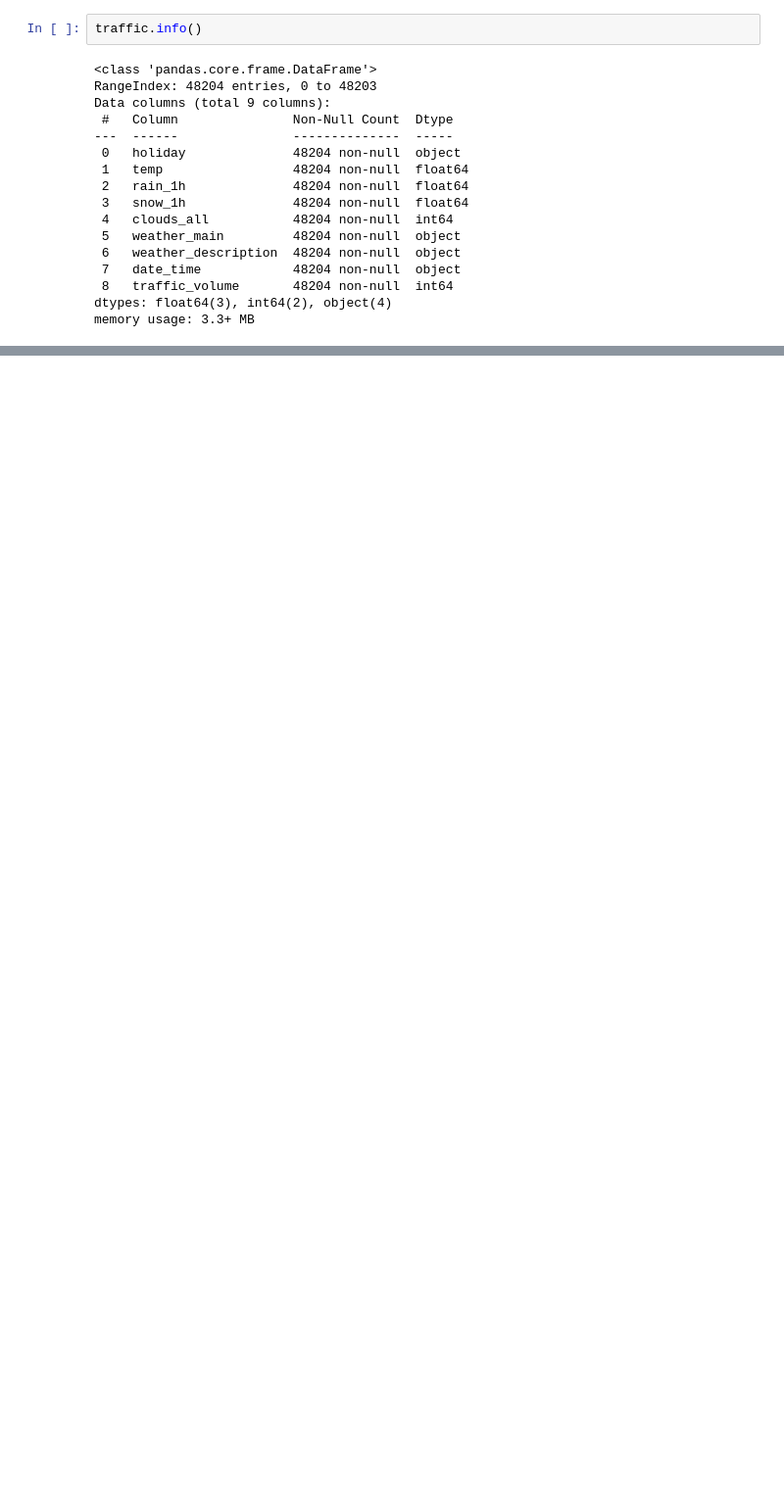
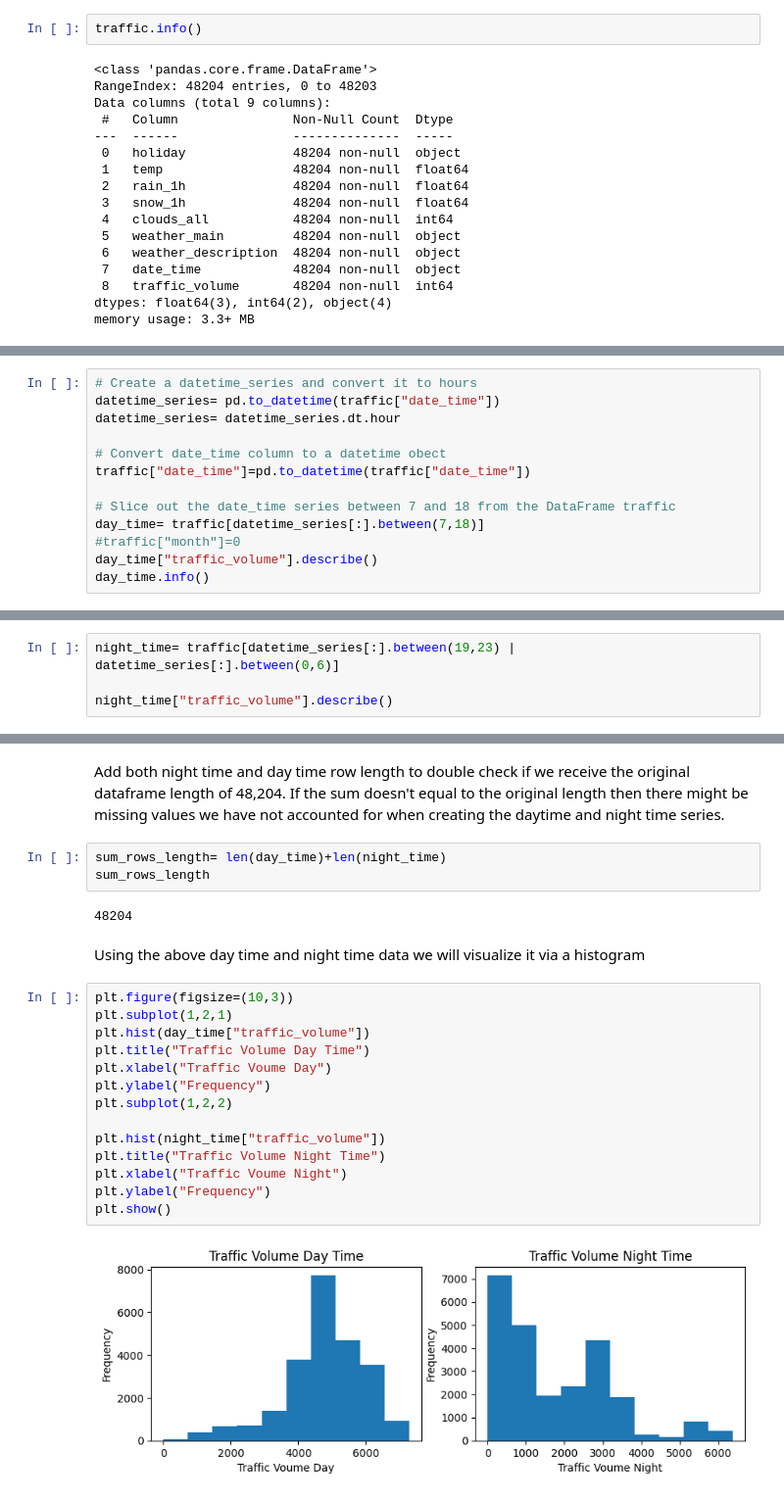
Before and after one commit to pavelbrn/DataQuestProjects, a Jupyter notebook: Project4_Heavy_Traffic_Indicators/Heavy-Traffic-Indicators.ipynb, the cells around one changed output, grey strips where cells are left out. Shown: that part at 98% size. Saved outputs shown, nothing was run; the diff lists cells and outputs as text; blank space fills up the shorter version.

```diff
--- a/Project4_Heavy_Traffic_Indicators/Heavy-Traffic-Indicators.ipynb
+++ b/Project4_Heavy_Traffic_Indicators/Heavy-Traffic-Indicators.ipynb
@@ -70,0 +106,13 @@ Source (UCI Machine Learning Repository: https://archive.ics.uci.edu/ml/datasets
+# %%
+# Create a datetime_series and convert it to hours
+datetime_series= pd.to_datetime(traffic["date_time"])
+datetime_series= datetime_series.dt.hour
+
+# Convert date_time column to a datetime obect
+traffic["date_time"]=pd.to_datetime(traffic["date_time"])
+
+# Slice out the date_time series between 7 and 18 from the DataFrame traffic
+day_time= traffic[datetime_series[:].between(7,18)]
+#traffic["month"]=0
+day_time["traffic_volume"].describe()
+day_time.info()
@@ -70,0 +139,4 @@ Source (UCI Machine Learning Repository: https://archive.ics.uci.edu/ml/datasets
+# %%
+night_time= traffic[datetime_series[:].between(19,23) | datetime_series[:].between(0,6)]
+
+night_time["traffic_volume"].describe()
@@ -70,0 +153,25 @@ Source (UCI Machine Learning Repository: https://archive.ics.uci.edu/ml/datasets
+# %% [markdown]
+Add both night time and day time row length to double check if we receive the original dataframe length of 48,204. If the sum doesn't equal to the original length then there might be missing values we have not accounted for when creating the daytime and night time series.
+# %%
+sum_rows_length= len(day_time)+len(night_time)
+sum_rows_length
+# %% [output]
+48204
+# %% [markdown]
+Using the above day time and night time data we will visualize it via a histogram
+# %%
+plt.figure(figsize=(10,3))
+plt.subplot(1,2,1)
+plt.hist(day_time["traffic_volume"])
+plt.title("Traffic Volume Day Time")
+plt.xlabel("Traffic Voume Day")
+plt.ylabel("Frequency")
+plt.subplot(1,2,2)
+
+plt.hist(night_time["traffic_volume"])
+plt.title("Traffic Volume Night Time")
+plt.xlabel("Traffic Voume Night")
+plt.ylabel("Frequency")
+plt.show()
+# %% [output]
+[figure, added]
```
Also changed, not shown: parts of 40 cells of this notebook.
